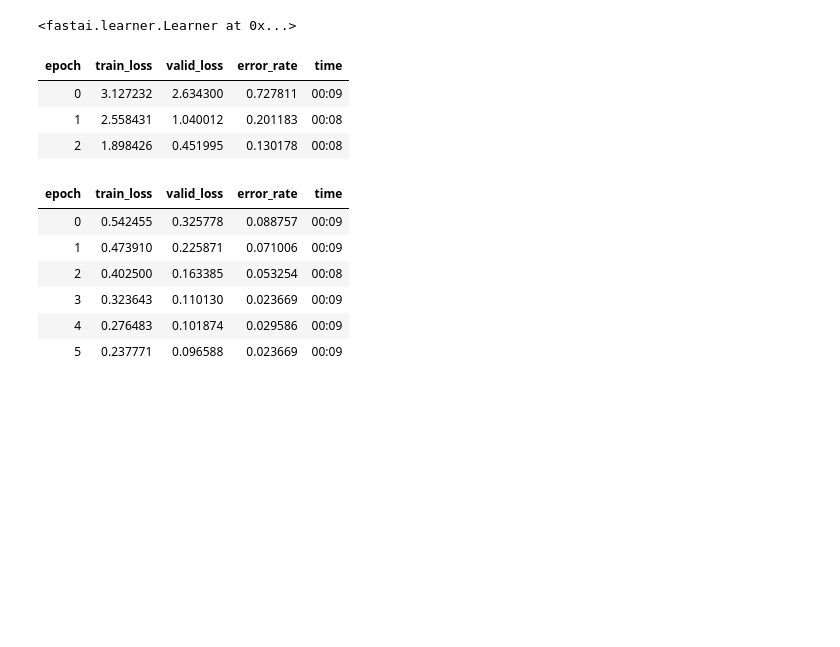
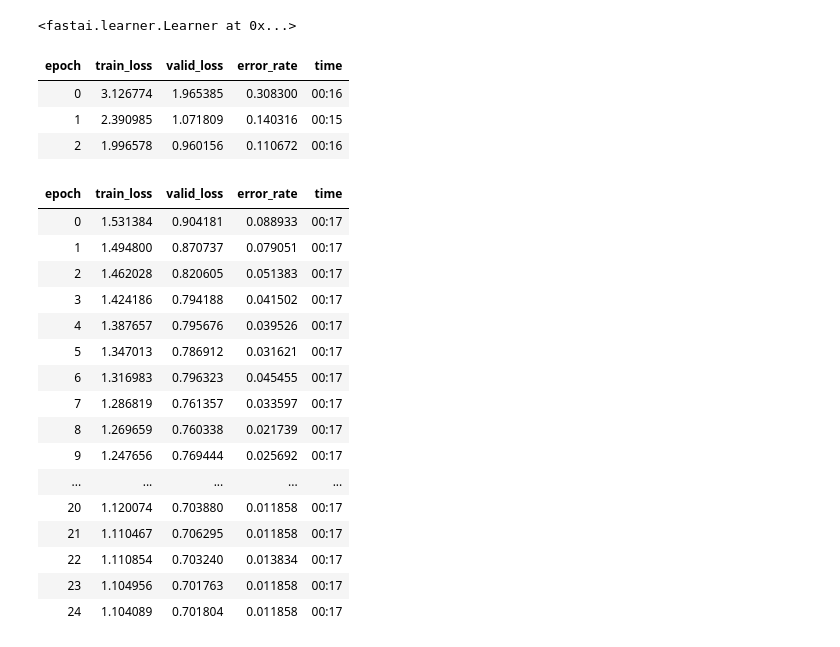
Before and after one commit to KennethTM/macro_inv_id, a Jupyter notebook: dk_data.ipynb, the cells around one changed output. Drawn from its saved outputs; the diff is of its cells as text; code cells hidden in the pictures; blank space fills up the shorter version.

```diff
--- a/dk_data.ipynb
+++ b/dk_data.ipynb
@@ -23,7 +25,7 @@ dk_dl = DataBlock(blocks = (ImageBlock,CategoryBlock),
                   get_items = get_image_files,
                   splitter = TrainTestSplitter(stratify=targets),
                   item_tfms=Resize(224*3),
-                  batch_tfms=aug_transforms(mult=2, size=224, min_scale=0.85, flip_vert=True),
+                  batch_tfms=aug_transforms(mult=2, size=224, min_scale=0.75, flip_vert=True),
                   get_y = parent_label).dataloaders(dk_dir, batch_size = 64)
 # %%
 dk_n = len(dk_dl.vocab)
@@ -95,24 +105,34 @@ ept_learn.save("resnet34-fin-ept")
 # %% [output]
 Path('models/resnet34-fin-ept.pth')
 # %%
-dk_learn = cnn_learner(dk_dl, resnet34, metrics=error_rate, path = model_dir) #, cbs=MixUp(), loss_func=LabelSmoothingCrossEntropy()
+dk_learn = cnn_learner(dk_dl, resnet34, metrics=error_rate, path = model_dir, loss_func=LabelSmoothingCrossEntropy(), cbs=MixUp())  #
 dk_learn.load("resnet34-fin-ept")
 # %% [output]
 <fastai.learner.Learner at 0x...>
 # %%
-dk_learn.fine_tune(6, freeze_epochs=3)
+dk_learn.fine_tune(25, freeze_epochs=3)
 # %% [output]
 | epoch | train_loss | valid_loss | error_rate | time |
-| 0 | 3.127232 | 2.634300 | 0.727811 | 00:09 |
-| 1 | 2.558431 | 1.040012 | 0.201183 | 00:08 |
-| 2 | 1.898426 | 0.451995 | 0.130178 | 00:08 |
+| 0 | 3.126774 | 1.965385 | 0.308300 | 00:16 |
+| 1 | 2.390985 | 1.071809 | 0.140316 | 00:15 |
+| 2 | 1.996578 | 0.960156 | 0.110672 | 00:16 |
 | epoch | train_loss | valid_loss | error_rate | time |
-| 0 | 0.542455 | 0.325778 | 0.088757 | 00:09 |
-| 1 | 0.473910 | 0.225871 | 0.071006 | 00:09 |
-| 2 | 0.402500 | 0.163385 | 0.053254 | 00:08 |
-| 3 | 0.323643 | 0.110130 | 0.023669 | 00:09 |
-| 4 | 0.276483 | 0.101874 | 0.029586 | 00:09 |
-| 5 | 0.237771 | 0.096588 | 0.023669 | 00:09 |
+| 0 | 1.531384 | 0.904181 | 0.088933 | 00:17 |
+| 1 | 1.494800 | 0.870737 | 0.079051 | 00:17 |
+| 2 | 1.462028 | 0.820605 | 0.051383 | 00:17 |
+| 3 | 1.424186 | 0.794188 | 0.041502 | 00:17 |
+| 4 | 1.387657 | 0.795676 | 0.039526 | 00:17 |
+| 5 | 1.347013 | 0.786912 | 0.031621 | 00:17 |
+| 6 | 1.316983 | 0.796323 | 0.045455 | 00:17 |
+| 7 | 1.286819 | 0.761357 | 0.033597 | 00:17 |
+| 8 | 1.269659 | 0.760338 | 0.021739 | 00:17 |
+| 9 | 1.247656 | 0.769444 | 0.025692 | 00:17 |
+| ... | ... | ... | ... | ... |
+| 20 | 1.120074 | 0.703880 | 0.011858 | 00:17 |
+| 21 | 1.110467 | 0.706295 | 0.011858 | 00:17 |
+| 22 | 1.110854 | 0.703240 | 0.013834 | 00:17 |
+| 23 | 1.104956 | 0.701763 | 0.011858 | 00:17 |
+| 24 | 1.104089 | 0.701804 | 0.011858 | 00:17 |
 # %%
 dk_learn.show_results()
 # %% [output]
```
Also changed, not shown: parts of 11 cells of this notebook.
